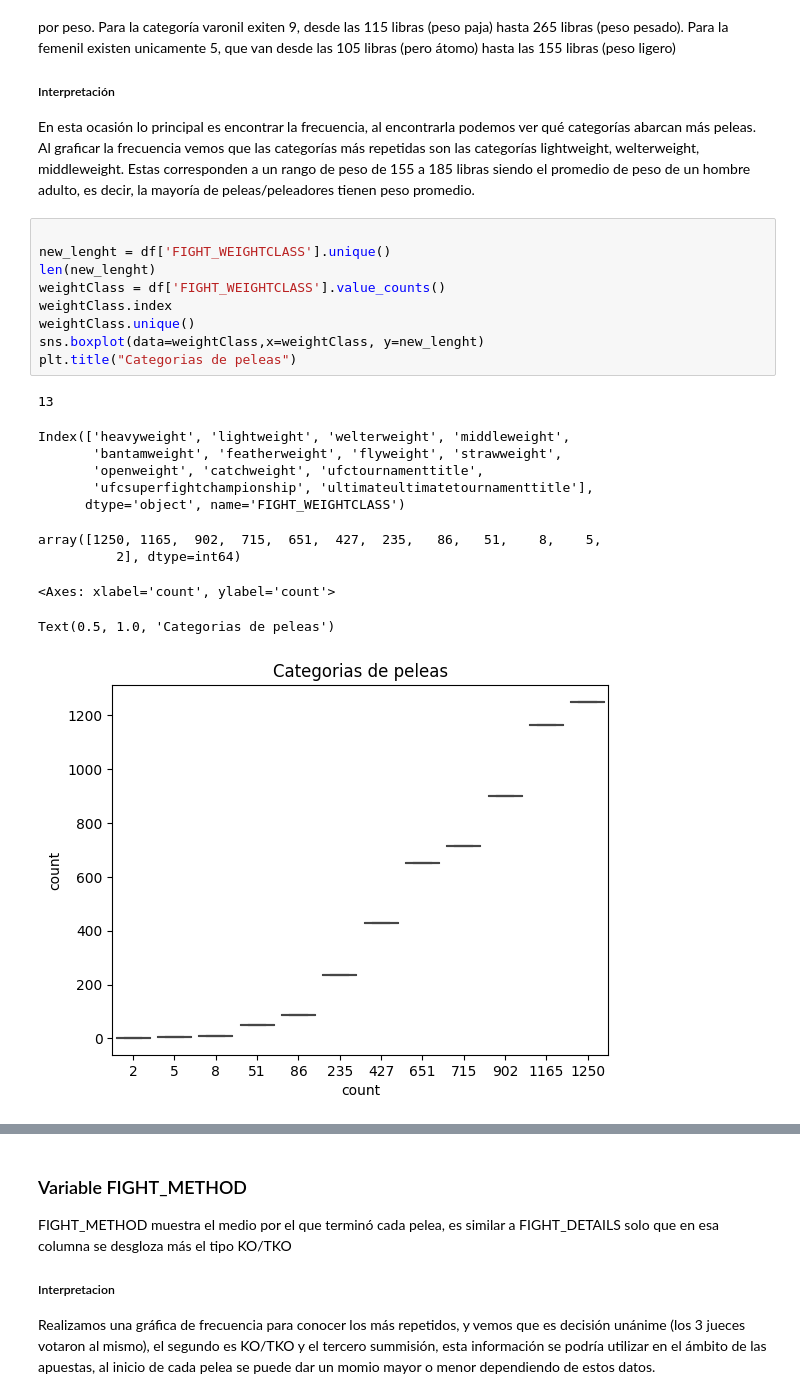
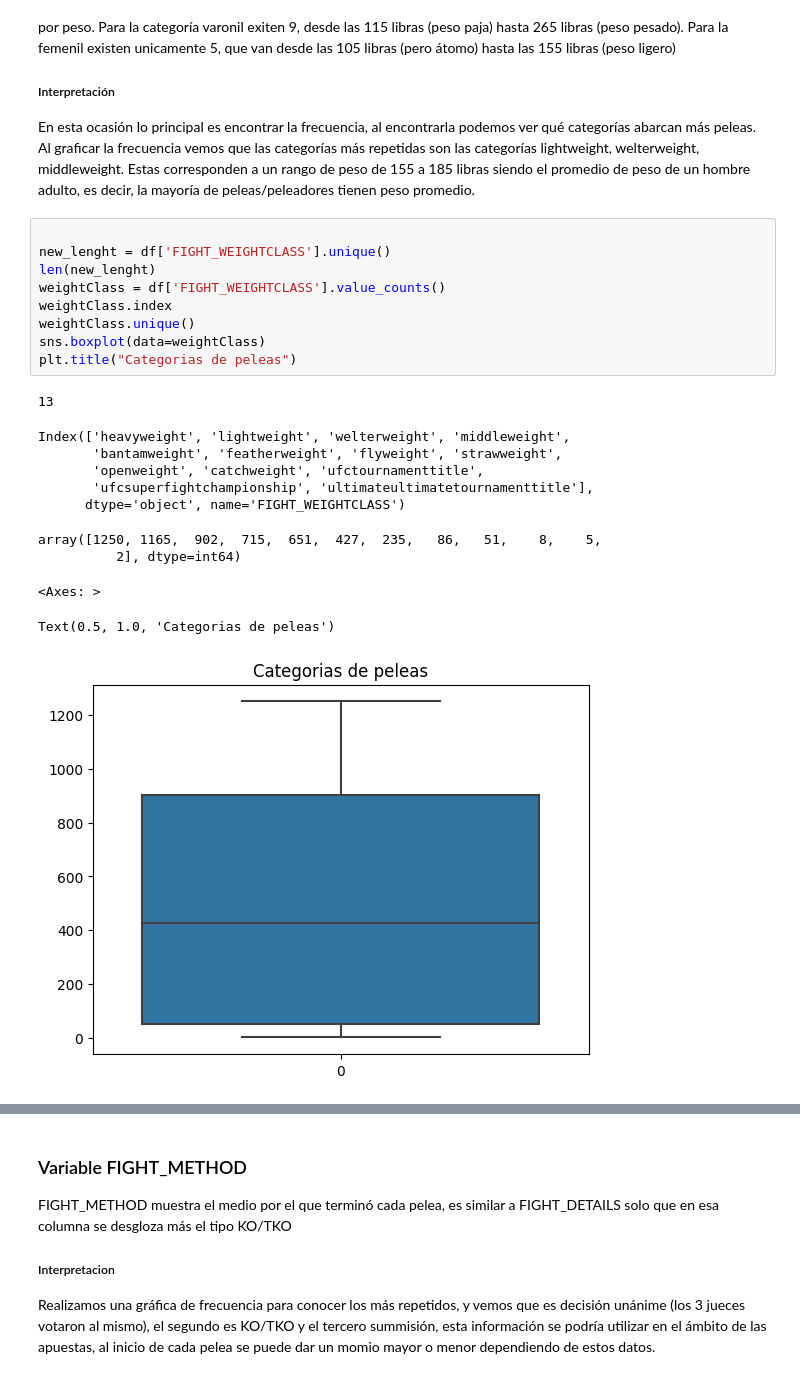
Before and after one commit to YaotecatlMtz/analisisUFC, a Jupyter notebook: primeraEntregaProyecto.ipynb, the cells around one changed output, grey strips where cells are left out. Saved outputs shown, nothing was run; the diff lists cells and outputs as text.

```diff
--- a/primeraEntregaProyecto.ipynb
+++ b/primeraEntregaProyecto.ipynb
@@ -519,24 +529,24 @@ Al graficar la frecuencia vemos que las categorías más repetidas son las categ
 # %%
 
 new_lenght = df['FIGHT_WEIGHTCLASS'].unique()
 len(new_lenght)
 weightClass = df['FIGHT_WEIGHTCLASS'].value_counts()
 weightClass.index
 weightClass.unique()
-sns.boxplot(data=weightClass,x=weightClass, y=new_lenght)
+sns.boxplot(data=weightClass)
 plt.title("Categorias de peleas")
 # %% [output]
 13
 Index(['heavyweight', 'lightweight', 'welterweight', 'middleweight',
        'bantamweight', 'featherweight', 'flyweight', 'strawweight',
        'openweight', 'catchweight', 'ufctournamenttitle',
        'ufcsuperfightchampionship', 'ultimateultimatetournamenttitle'],
       dtype='object', name='FIGHT_WEIGHTCLASS')
 array([1250, 1165,  902,  715,  651,  427,  235,   86,   51,    8,    5,
           2], dtype=int64)
-<Axes: xlabel='count', ylabel='count'>
+<Axes: >
 Text(0.5, 1.0, 'Categorias de peleas')
-[figure, old version]
+[figure, new version]
 # %%
 
 plt.bar(weightClass.index, weightClass.values)
```
Also changed, not shown: parts of 10 cells of this notebook.
